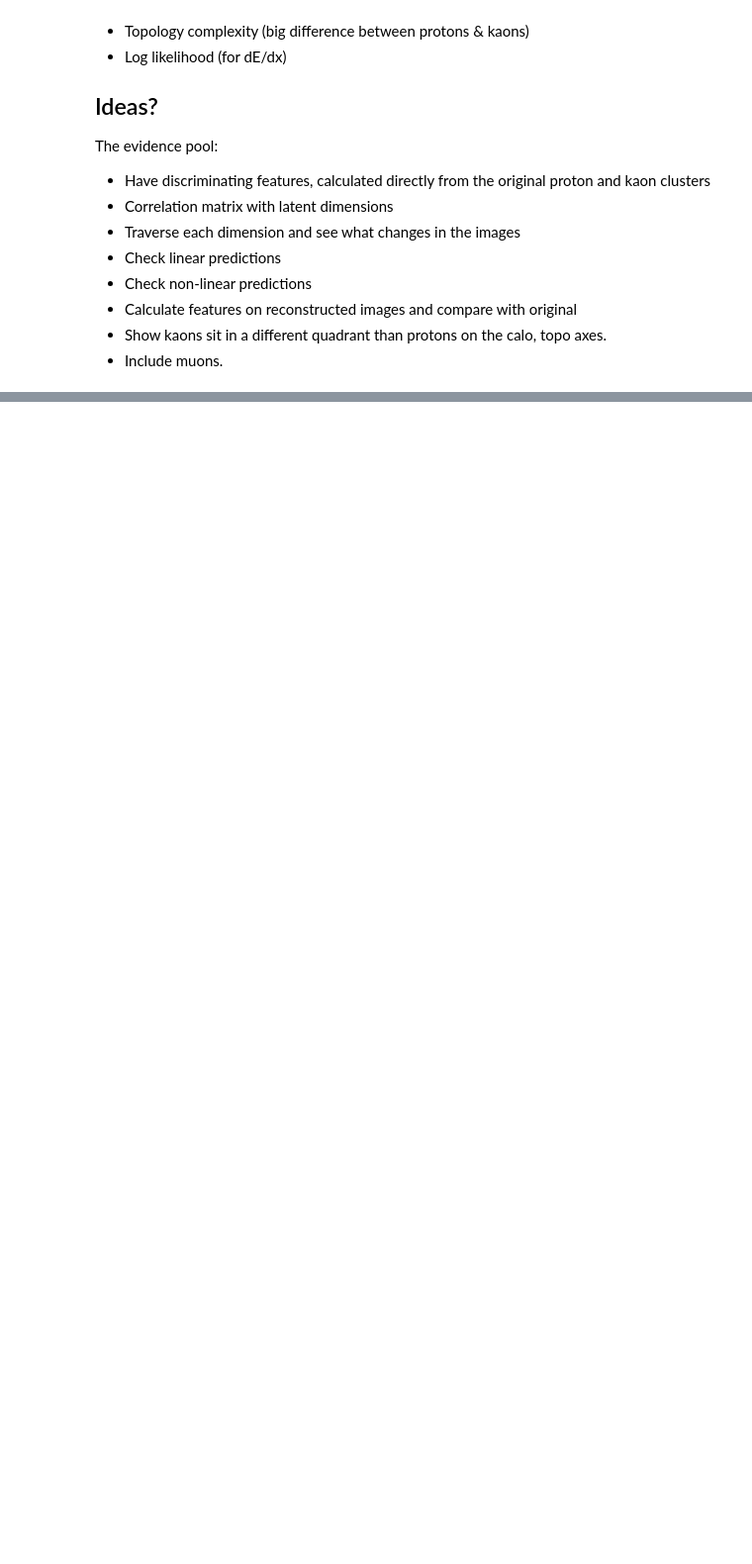
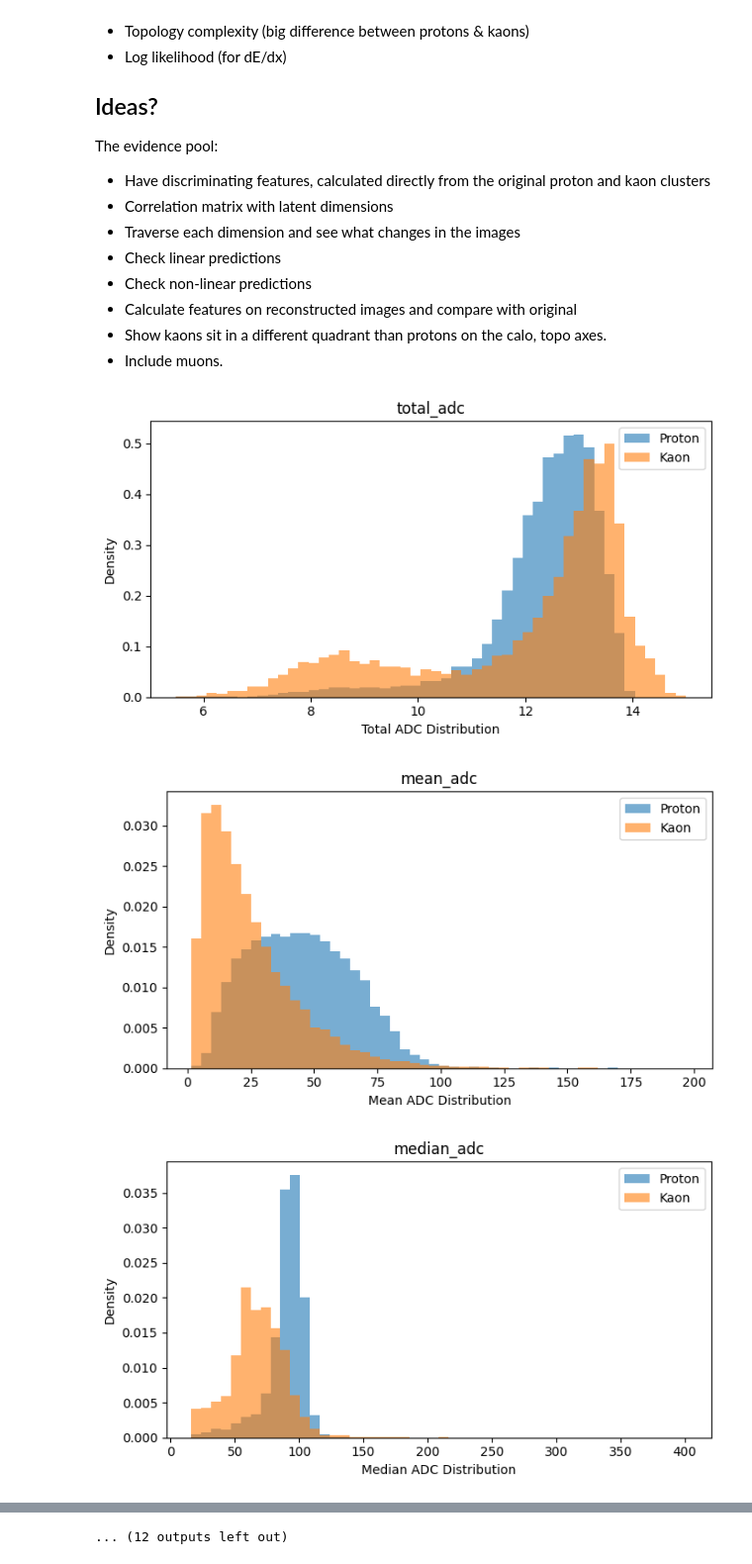
Before and after one commit to mohummudh/proton-kaon, a Jupyter notebook: notebooks/features.ipynb, the cells around one changed output, grey strips where cells are left out. Shown at 99% size. Drawn from its saved outputs; the diff is of its cells as text; code cells hidden in the pictures; blank space fills up the shorter version.

Commit message:
calo + topo features + hist plotting

```diff
--- a/notebooks/features.ipynb
+++ b/notebooks/features.ipynb
@@ -261,10 +280,11 @@ plt.title("Slope of ADC rise for Kaons")
 plt.show()
 # %%
 def peak_integral_fraction(column_maxes, p=0.15):
-    n = len(column_maxes)
-    k = int(p * n)
-    end = np.sum(column_maxes[column_maxes > 0][-k:])
     total = np.sum(column_maxes[column_maxes > 0])
+    if total == 0:
+        return np.nan
+    k = max(1, int(p * len(column_maxes)))
+    end = np.sum(column_maxes[-k:])   # last k wires spatially
     return end / total
 
 peak_integral_fraction = [peak_integral_fraction(a) for a in col.column_maxes]
@@ -309,7 +329,7 @@ plt.title("Skewness for Kaons")
 plt.show()
 # %%
 def profile_kurtosis(column_maxes):
-    return kurtosis(column_maxes[column_maxes > 0])
+    return np.log(kurtosis(column_maxes[column_maxes > 0]))
 
 profile_kurtosis = [profile_kurtosis(a) for a in col.column_maxes]
 col['profile_kurtosis'] = profile_kurtosis
@@ -338,6 +358,11 @@ plt.show()
 # %%
 def n_local_maxima(column_maxes):
     peaks, _ = find_peaks(column_maxes)
+    return len(peaks)
+
+def n_local_maxima(column_maxes):
+    cm = uniform_filter1d(column_maxes.astype(float), size=3)
+    peaks, _ = find_peaks(cm)
     return len(peaks)
 
 n_local_maxima = [n_local_maxima(a) for a in col.column_maxes]
@@ -351,10 +376,10 @@ plt.hist(col[col['particle_type'] == 'kaon']['n_local_maxima'], bins=50)
 plt.title("No. of Local Maxima for Kaons")
 plt.show()
 # %%
-def monotonic_rise_fraction(column_maxes, smooth=3):
+def monotonic_rise_fraction(column_maxes, smooth=3, min_wires=10):
+    if len(column_maxes) < min_wires:
+        return np.nan
     cm = uniform_filter1d(column_maxes.astype(float), size=smooth)
-    if np.argmax(cm) < len(cm) / 2:
-        cm = cm[::-1]
     diffs = np.diff(cm)
     return (diffs > 0).sum() / len(diffs)
 
@@ -428,3 +453,32 @@ plt.show()
 plt.hist(col[col['particle_type'] == 'kaon']['solidity'], bins=50)
 plt.title("Solidity for Kaons")
 plt.show()
+# %%
+plot_feature(col, 'total_adc', bins=50, xlabel='Total ADC Distribution')
+plot_feature(col, 'mean_adc', bins=50, xlabel='Mean ADC Distribution')
+plot_feature(col, 'median_adc', bins=50, xlabel='Median ADC Distribution')
+plot_feature(col, 'max_adc', bins=50, xlabel='Max ADC Distribution')
+plot_feature(col, 'std_adc', bins=50, xlabel='Standard Deviation of ADC Distribution')
+plot_feature(col, 'n_pixels', bins=50, xlabel='Total Active Pixels')
+plot_feature(col, 'adc_entropy', bins=50, xlabel='Shannon Entropy of ADC Distribution')
+plot_feature(col, 'bragg_peak_height', bins=50, xlabel='Bragg Peak Max ADC')
+plot_feature(col, 'bragg_peak_position', bins=50, xlabel='Bragg Peak Max Position')
+plot_feature(col, 'bragg_peak_ratio', bins=50, xlabel='Bragg Peak Ratio Max:Mean')
+plot_feature(col, 'bragg_peak_to_median', bins=50, xlabel='Bragg Peak Ratio Max:Median')
+plot_feature(col, 'end_vs_start_ratio', bins=50, xlabel='Bragg Peak Ratio Last10:First10')
+plot_feature(col, 'last_quartile_mean', bins=50, xlabel='Mean of Last Quartile of ADCs')
+plot_feature(col, 'first_quartile_mean', bins=50, xlabel='Mean of First Quartile of ADCs')
+plot_feature(col, 'bragg_rise_slope', bins=50, xlabel='Slope of ADC rise')
+plot_feature(col, 'peak_integral_fraction', bins=50, xlabel='Last 15 over total ADC')
+plot_feature(col, 'bragg_peak_width', bins=50, xlabel='Width of Bragg Peak')
+plot_feature(col, 'profile_skewness', bins=50, xlabel='Skewness of dE/dx')
+plot_feature(col, 'profile_kurtosis', bins=50, xlabel='Kurtosis of dE/dx')
+plot_feature(col, 'profile_cv', bins=50, xlabel='Coefficient of variation')
+plot_feature(col, 'n_local_maxima', bins=50, xlabel='No. of Local Maxima')
+plot_feature(col, 'monotonic_rise_fraction', bins=50, xlabel='Fraction of consecutive wire pairs where dE/dx increases')
+plot_feature(col, 'relative_peak_energy', bins=50, xlabel='Peak Energy Relative to Total Energy')
+plot_feature(col, 'solidity', bins=50, xlabel='Captures Kinks')
+# %% [output]
+[figure, added]
+[figure, added]
+[figure, added]
@@ -430,0 +494 @@ plt.show()
+... (12 outputs left out)
```
Also changed, not shown: parts of 4 cells of this notebook, 7 other files.
